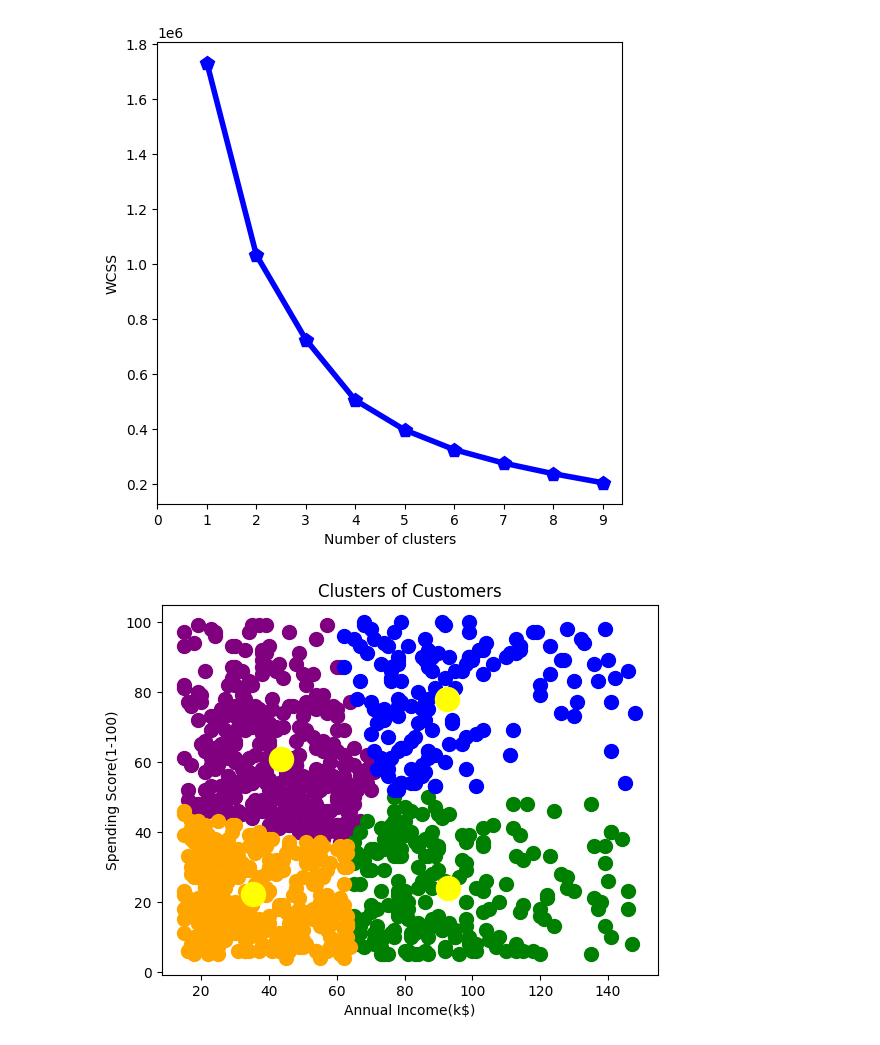
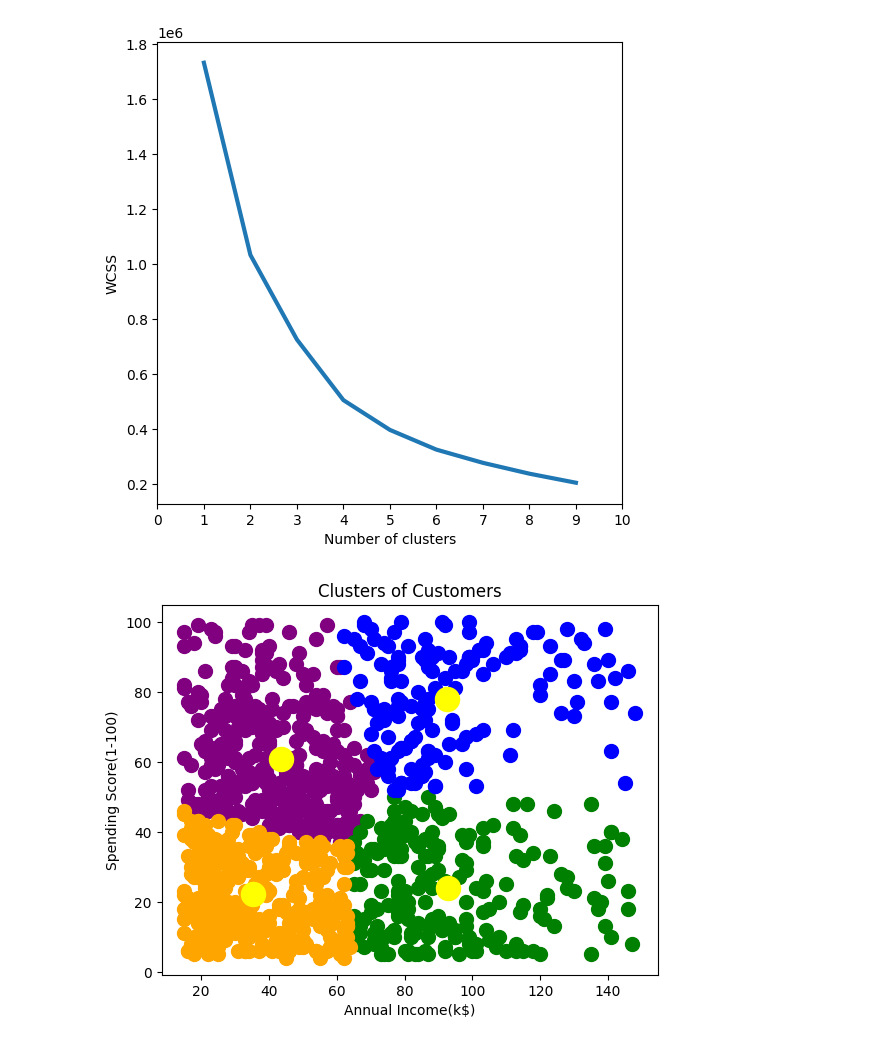
Before and after one commit to DavidC0011/MiniTermProject, a Jupyter notebook: MiniTermProject_KMeans.ipynb, the cells around one changed output. Cells and saved outputs as stored; diff of their text form; code cells hidden in the pictures.

```diff
--- a/MiniTermProject_KMeans.ipynb
+++ b/MiniTermProject_KMeans.ipynb
@@ -16,19 +16,19 @@ df["Sex"]=np.where(df["Sex"]=="Male",0,1)
 # %%
 #Elbow method for identifying the optimal k for the algorithm
 X = df.iloc[:,[3,4]].values
 WCSS = []
 for i in range(1,10):
     model = KMeans(n_clusters = i,init = 'k-means++')
     model.fit(X)
     WCSS.append(model.inertia_)
 fig = plt.figure(figsize = (6,6))
-plt.plot(range(1,10),WCSS, linewidth=4, markersize=10,marker='p',color = 'blue')
-plt.xticks(np.arange(10))
+plt.plot(range(1,10),WCSS, linewidth=3)
+plt.xticks(np.arange(11))
 plt.xlabel("Number of clusters")
 plt.ylabel("WCSS")
 plt.show()
 # %% [output]
-[figure, old version]
+[figure, new version]
 # %%
 #Clusters plotted: Annual Income against Spending Score
 X = df.iloc[:, [3,4]].values
```
Also changed, not shown: parts of 2 cells of this notebook.
